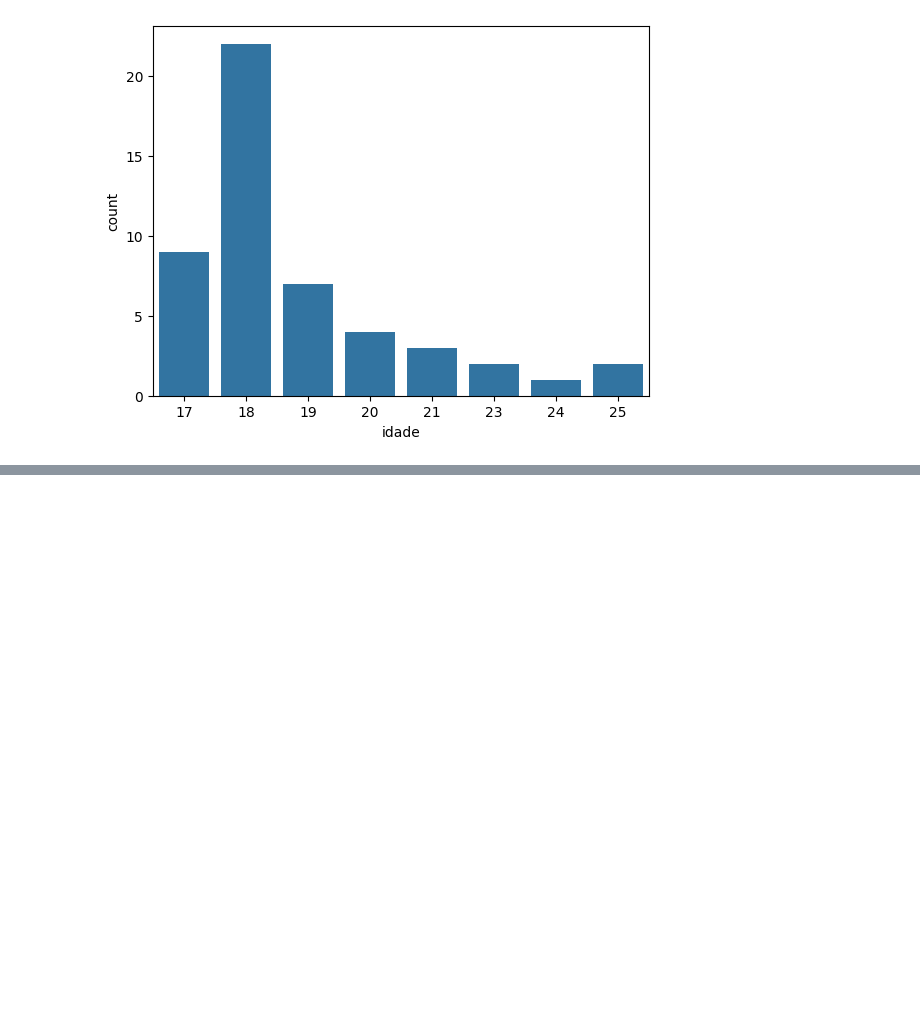
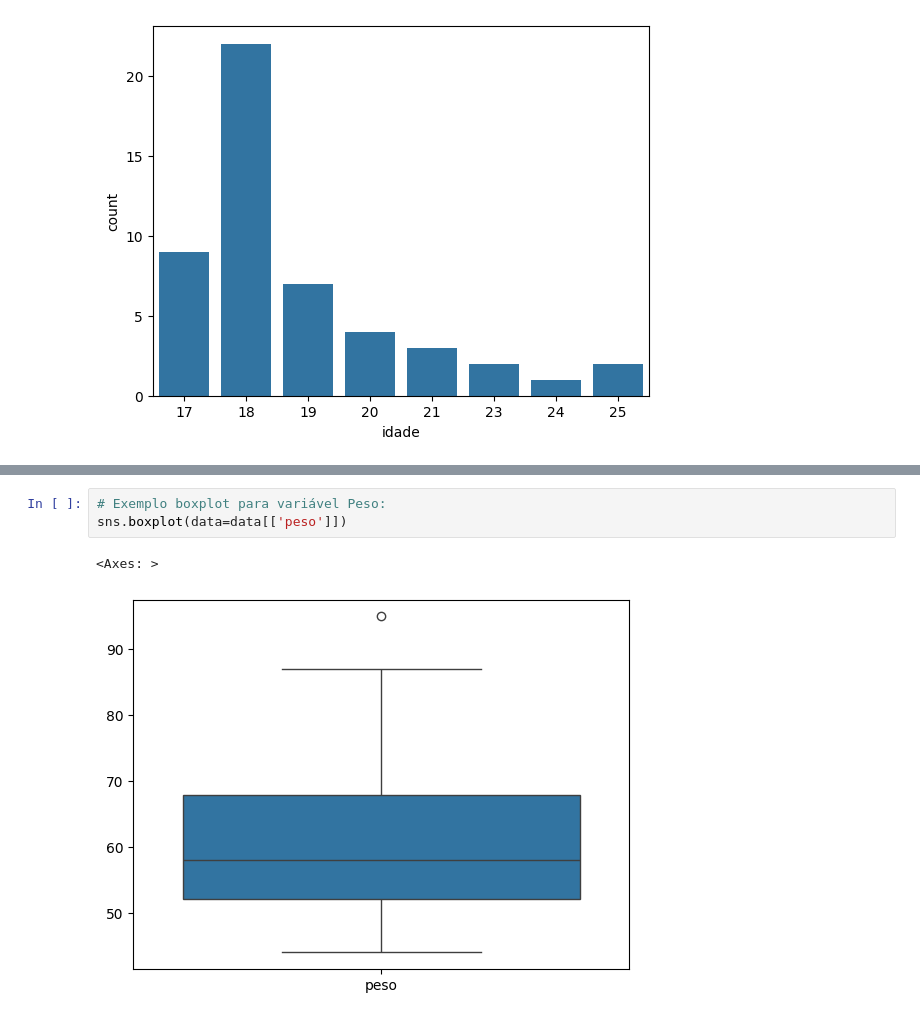
Before and after one commit to sabinorsp/nocoes_de_probabilidade_e_estatistica, a Jupyter notebook: capitulo-1.ipynb, the cells around one changed output, grey strips where cells are left out. Drawn from its saved outputs; the diff is of its cells as text; blank space fills up the shorter version.

```diff
--- a/capitulo-1.ipynb
+++ b/capitulo-1.ipynb
@@ -290,0 +352,6 @@ sns.barplot(data.idade.value_counts())
+# %%
+# Exemplo boxplot para variável Peso:
+sns.boxplot(data=data[['peso']])
+# %% [output]
+<Axes: >
+[figure, added]
```
Also changed, not shown: parts of 8 cells of this notebook.
